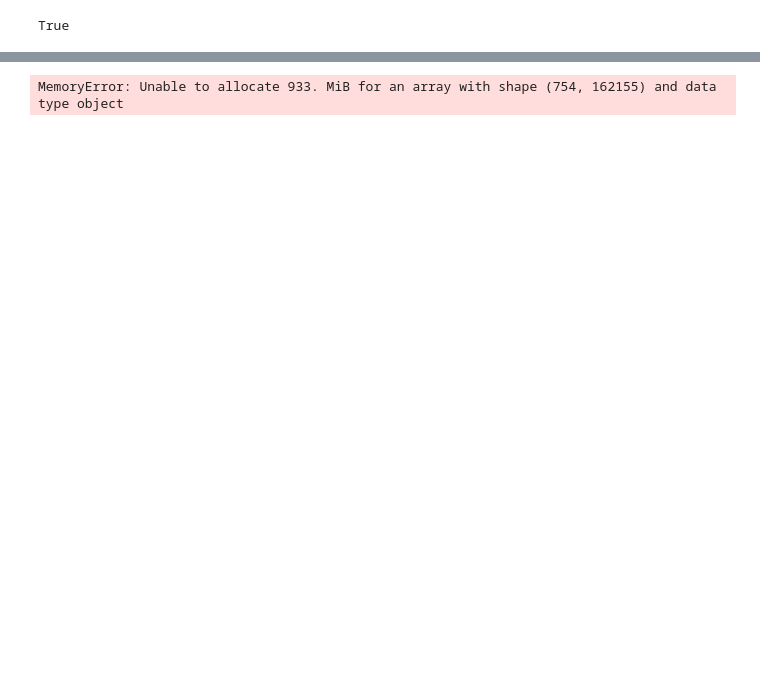
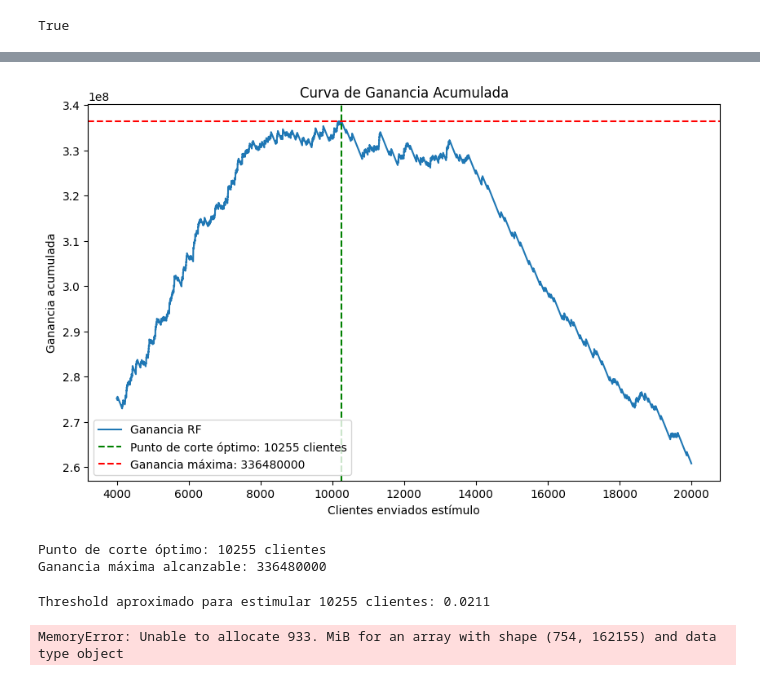
Before and after one commit to florafirpo/DMEyF, a Jupyter notebook: compe_01.ipynb, the cells around one changed output, grey strips where cells are left out. Saved outputs shown, nothing was run; the diff lists cells and outputs as text; code cells hidden in the pictures; blank space fills up the shorter version.

```diff
--- a/compe_01.ipynb
+++ b/compe_01.ipynb
@@ -50,0 +60,3 @@ shape: (5, 755)
+# %%
+df_filtrado = pl.read_csv("data/df_confe_ma.csv")
+print(os.path.getsize("data/df_confe_ma.csv") / (1024**3), "GB")
@@ -56,8 +82,7 @@ True
 # %%
 SEMILLAS = [550007, 550019, 550031, 550033, 550047]
 
-mes_train = 202102
-mes_validacion = 202103
+mes_train = 202103
 mes_test = 202104
 mes_kaggle = 202106
 ganancia_acierto = 780000
@@ -158,2 +298,76 @@ def ganancia_prob(y_hat, y, prop=1, class_index=1, threshold=0.025):
+# %%
+# Filtrar train
+X = df_filtrado.filter(pl.col("foto_mes") == mes_train)
+y = X["clase_ternaria"]
+X = X.drop("clase_ternaria")
+
+# Filtrar validación/futuro
+X_futuro = df_filtrado.filter(pl.col("foto_mes") == mes_test)
+y_futuro = X_futuro["clase_ternaria"]
+X_futuro = X_futuro.drop("clase_ternaria")
+# %%
+import numpy as np
+import matplotlib.pyplot as plt
+
+# -------------------
+# Predecir probabilidades sobre X_futuro
+# -------------------
+y_prob = model_opt.predict_proba(X_futuro)[:, 1]  # asumimos "BAJA+2" es index 1
+y_true = y_futuro.to_numpy()  # etiquetas reales
+
+# -------------------
+# Ordenar por probabilidad descendente
+# -------------------
+idx_sort = np.argsort(y_prob)[::-1]
+y_true_sorted = y_true[idx_sort]
+
+
+ganancia_cum = np.cumsum([
+    (ganancia_acierto if y=="BAJA+2" else -costo_estimulo)
+    for y in y_true_sorted
+])
+
+# -------------------
+# Definir rango de clientes a estimular
+# -------------------
+piso_envios = 4000
+techo_envios = 20000
+
+# -------------------
+# Encontrar índice de ganancia máxima
+# -------------------
+ganancia_max = ganancia_cum[piso_envios:techo_envios].max()
+gan_max_idx = np.argmax(ganancia_cum[piso_envios:techo_envios]) + piso_envios
+
+# -------------------
+# Graficar
+# -------------------
+plt.figure(figsize=(10, 6))
+plt.plot(range(piso_envios, techo_envios), ganancia_cum[piso_envios:techo_envios], label='Ganancia RF')
+plt.axvline(x=gan_max_idx, color='g', linestyle='--', label=f'Punto de corte óptimo: {gan_max_idx} clientes')
+plt.axhline(y=ganancia_max, color='r', linestyle='--', label=f'Ganancia máxima: {ganancia_max}')
+plt.title('Curva de Ganancia Acumulada')
+plt.xlabel('Clientes enviados estímulo')
+plt.ylabel('Ganancia acumulada')
+plt.legend()
+plt.show()
+
+print(f"Punto de corte óptimo: {gan_max_idx} clientes")
+print(f"Ganancia máxima alcanzable: {ganancia_max}")
+# %% [output]
+[figure, added]
+Punto de corte óptimo: 10255 clientes
+Ganancia máxima alcanzable: 336480000
+# %%
+# y_prob ya ordenado de mayor a menor
+idx_sort = np.argsort(y_prob)[::-1]
+y_prob_sorted = y_prob[idx_sort]
+
+# Threshold aproximado para estimular gan_max_idx clientes
+threshold_opt = y_prob_sorted[gan_max_idx - 1]  # restamos 1 por índice 0-based
+
+print(f"Threshold aproximado para estimular {gan_max_idx} clientes: {threshold_opt:.4f}")
+# %% [output]
+Threshold aproximado para estimular 10255 clientes: 0.0211
 # %%
 #Parametros optimizados
```
Also changed, not shown: parts of 18 cells of this notebook.
